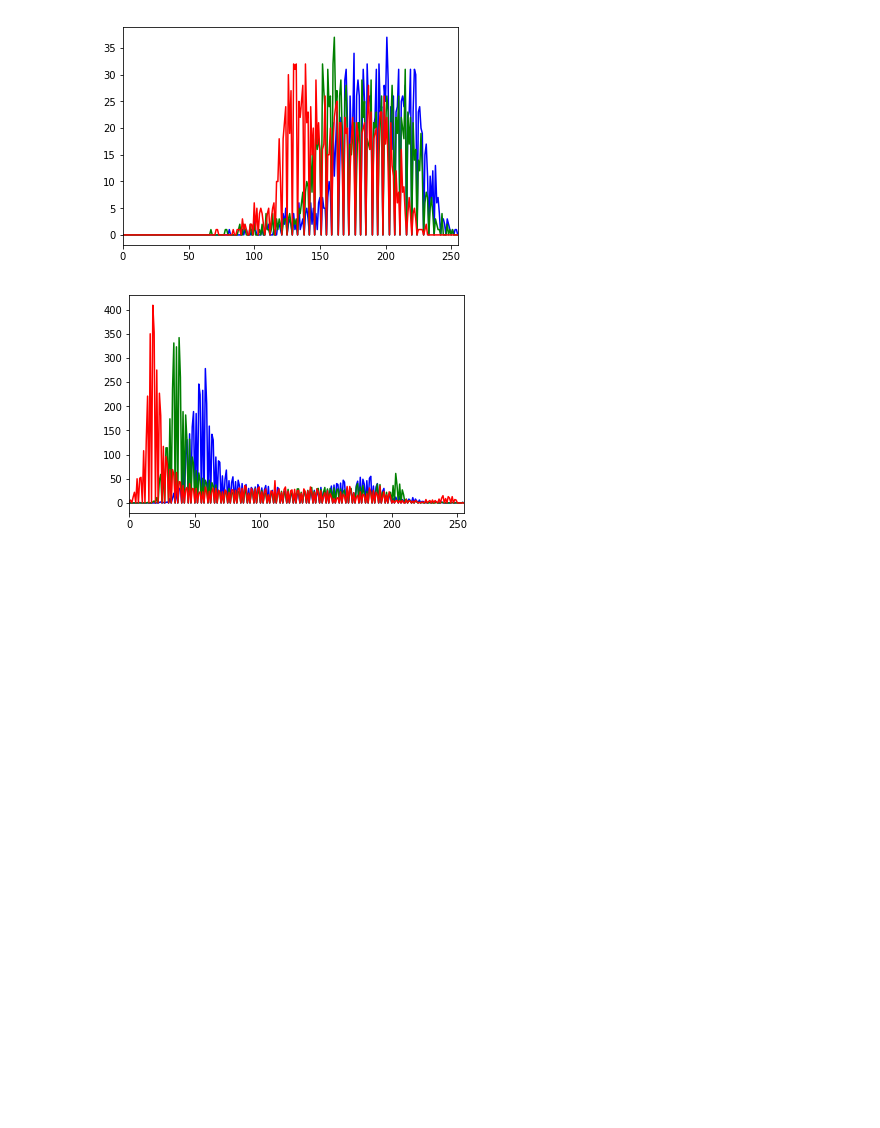
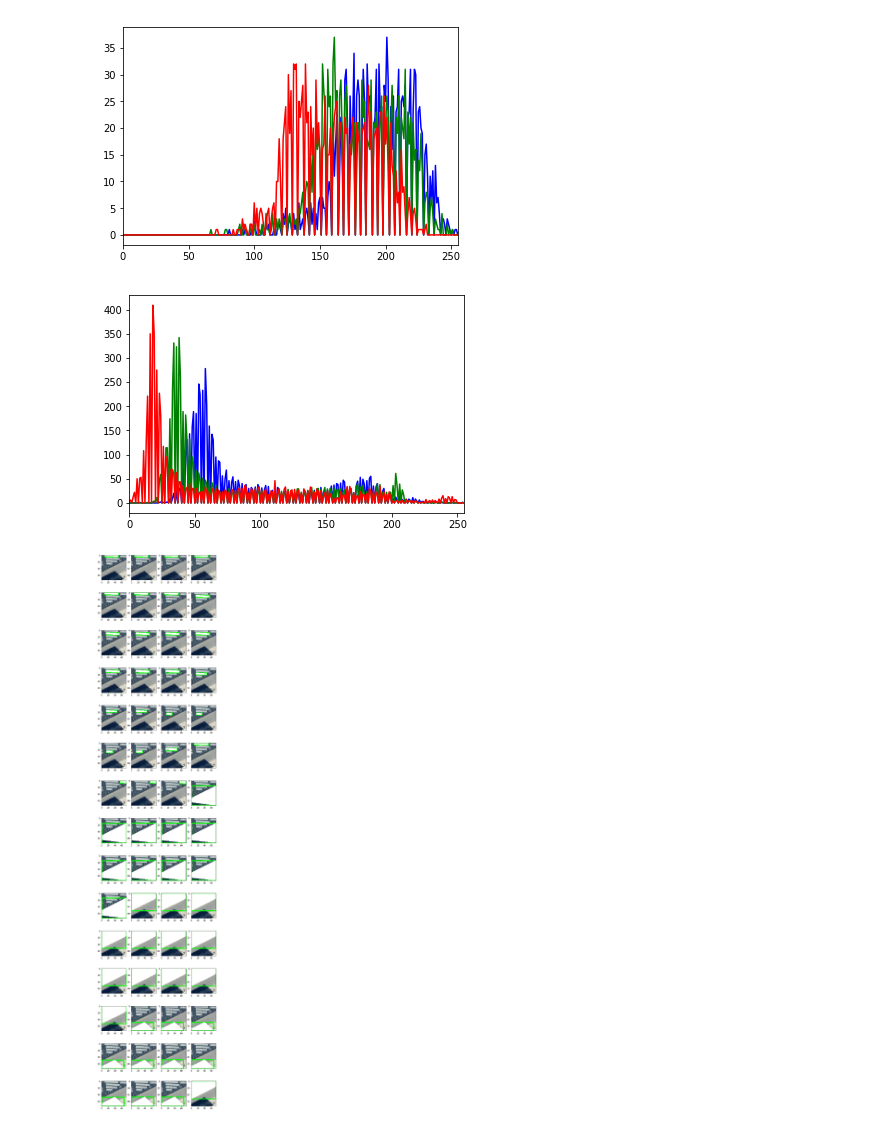
Before and after one commit to thinkpractice/DeepSolaris, a Jupyter notebook: MSER_features.ipynb, the cells around one changed output. Saved outputs shown, nothing was run; the diff lists cells and outputs as text; code cells hidden in the pictures; blank space fills up the shorter version.

```diff
--- a/MSER_features.ipynb
+++ b/MSER_features.ipynb
@@ -280,3 +280,9 @@ plot_hist(im2, mask)
 plot_hist(im2)
 # %% [output]
 [figure]
+# %%
+im3 = training_image(30)
+hulls = detect_msers(im3)
+visualize_msers(im3, hulls)
+# %% [output]
+[figure, added]
```
Also changed, not shown: parts of 3 cells of this notebook.
